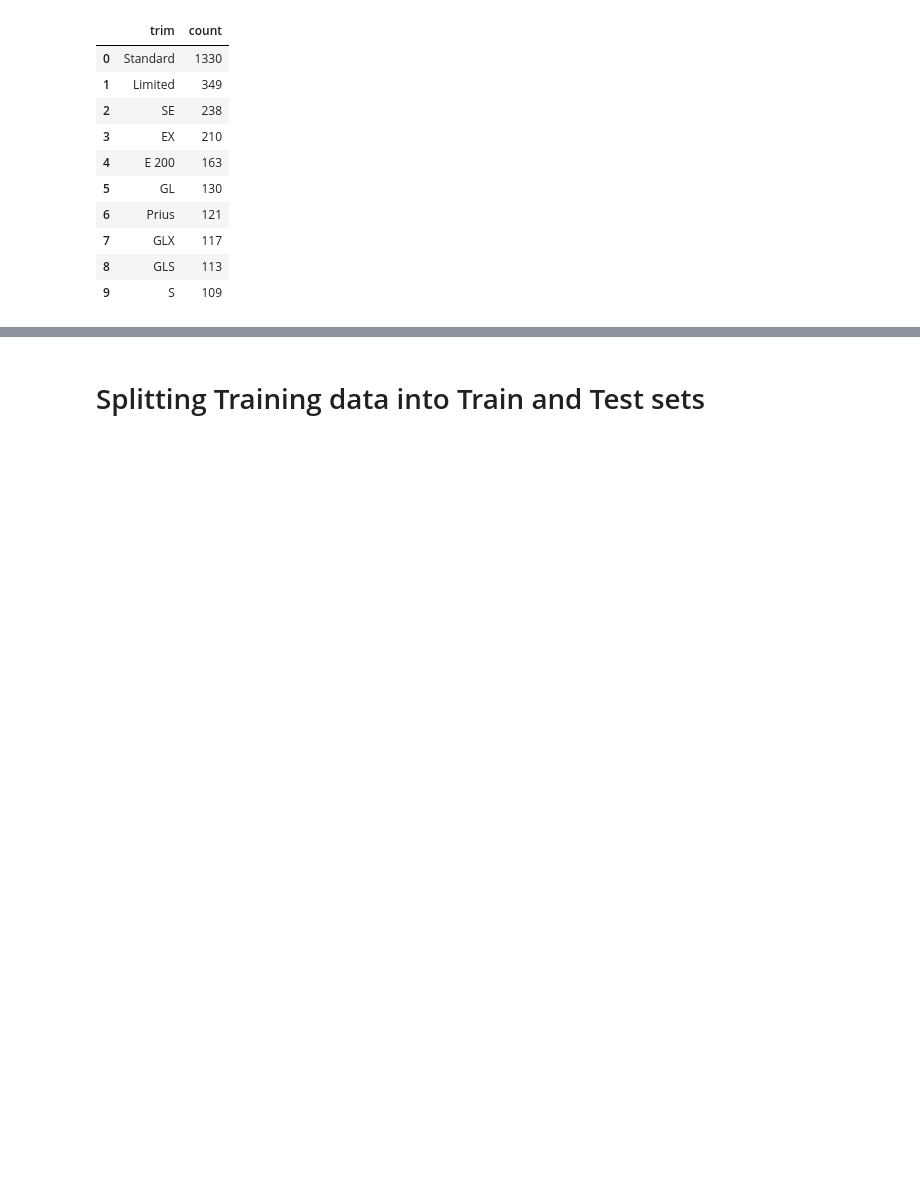
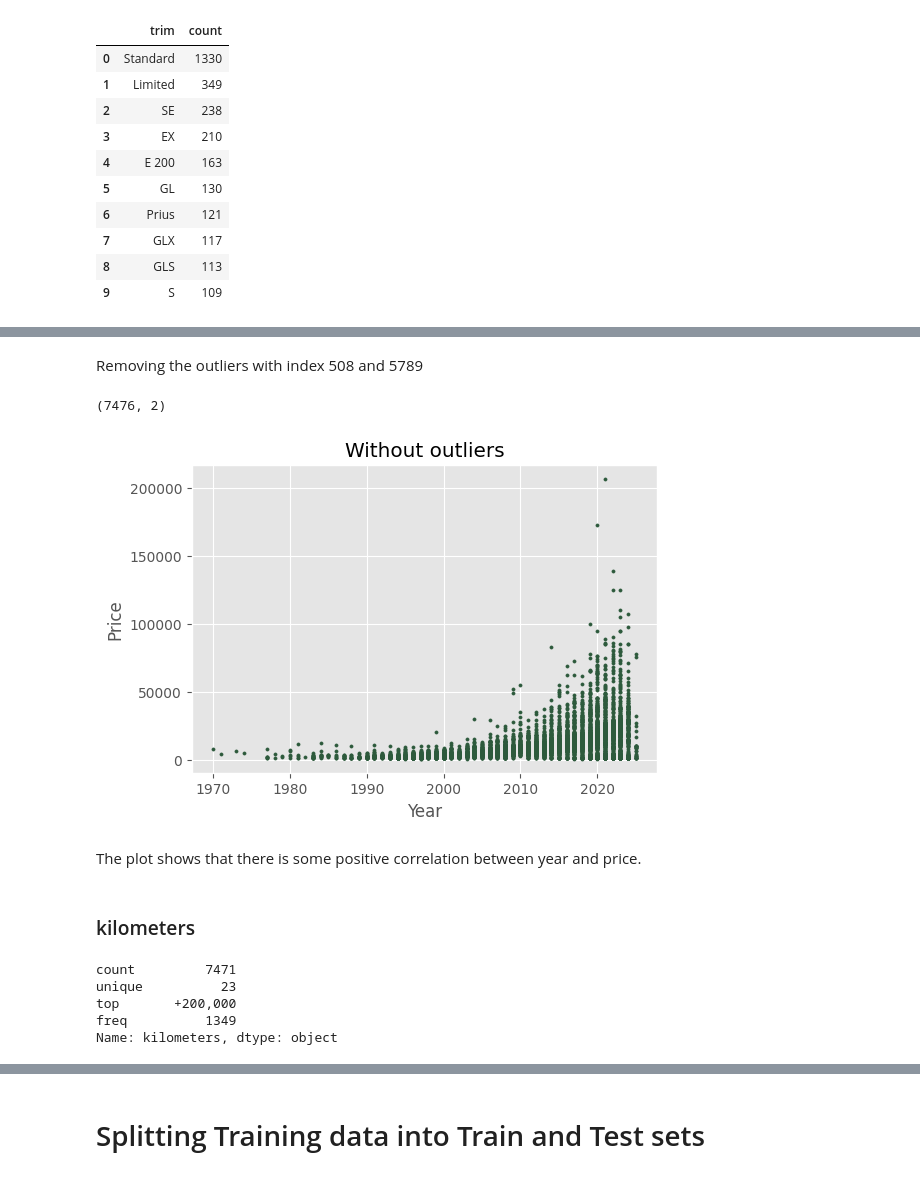
Before and after one commit to abhaykukade/Car-Price-Prediction, a Jupyter notebook: main.ipynb, the cells around one changed output, grey strips where cells are left out. Cells and saved outputs as stored; diff of their text form; code cells hidden in the pictures; blank space fills up the shorter version.

```diff
--- a/main.ipynb
+++ b/main.ipynb
@@ -309,0 +373,28 @@ train_csv['trim'].value_counts().reset_index()[:10]
+# %% [markdown]
+Removing the outliers with index 508 and 5789
+# %%
+df2 = train_csv[['year', 'price']].drop(index=[508, 5789], axis=0)
+df2.shape
+# %% [output]
+(7476, 2)
+# %%
+fig = plt.figure(figsize=(6,4))
+plt.scatter(df2['year'], df2['price'], c='#2D5A3CFF', s=5)
+plt.xlabel('Year')
+plt.ylabel('Price')
+plt.title('Without outliers')
+plt.style.use('ggplot')
+# %% [output]
+[figure, added]
+# %% [markdown]
+The plot shows that there is some positive correlation between year and price.
+# %% [markdown]
+### kilometers
+# %%
+train_csv['kilometers'].describe()
+# %% [output]
+count         7471
+unique          23
+top       +200,000
+freq          1349
+Name: kilometers, dtype: object
```
Also changed, not shown: parts of 70 cells of this notebook.
